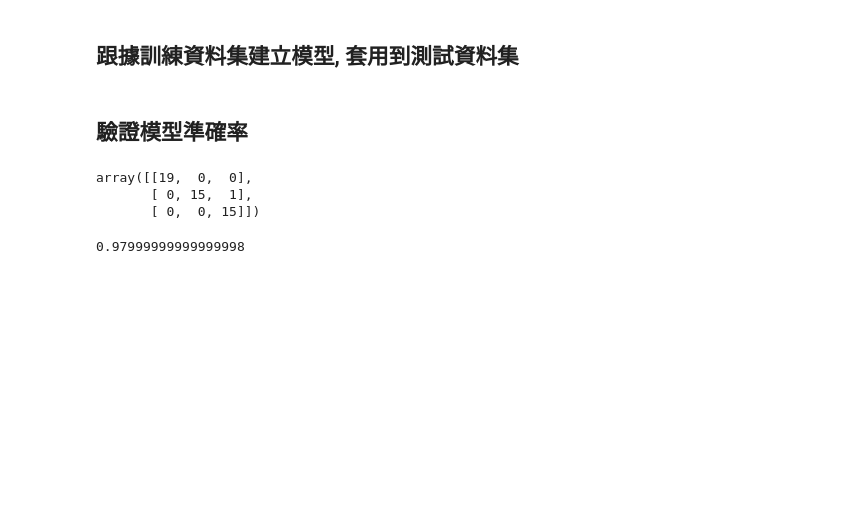
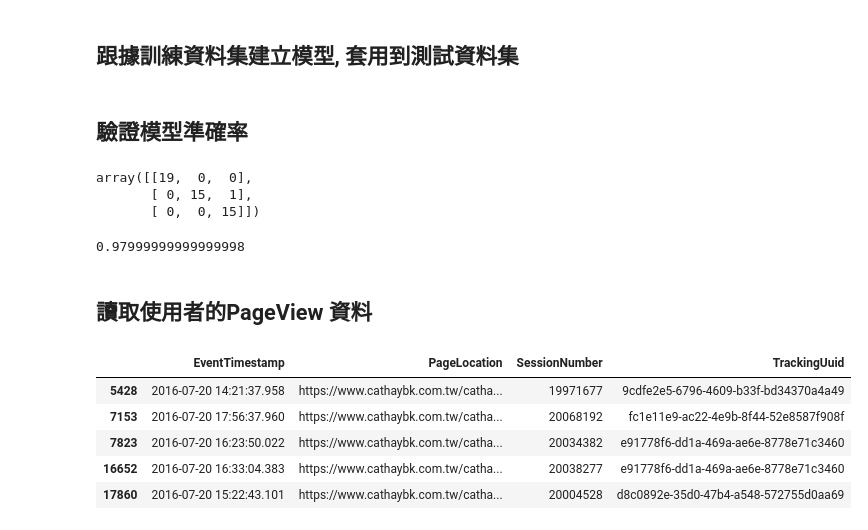
Before and after one commit to ywchiu/cathaybkpython, a Jupyter notebook: 20160929Demo.ipynb, the cells around one changed output. Drawn from its saved outputs; the diff is of its cells as text; code cells hidden in the pictures; blank space fills up the shorter version.

```diff
--- a/20160929Demo.ipynb
+++ b/20160929Demo.ipynb
@@ -158,3 +158,5 @@ from sklearn.metrics import accuracy_score
 accuracy_score(predicted, y_test)
 # %% [output]
 0.97999999999999998
+# %% [markdown]
+## 讀取使用者的PageView 資料
@@ -160,0 +166,9 @@ accuracy_score(predicted, y_test)
+# %%
+pageview[pageview.PageLocation == 'https://www.cathaybk.com.tw/cathaybk/Online_ActivateCardForm.asp'].head()
+# %% [output]
+|  | EventTimestamp | PageLocation | SessionNumber | TrackingUuid |
+| 5428 | 2016-07-20 14:21:37.958 | https://www.cathaybk.com.tw/catha... | 19971677 | 9cdfe2e5-6796-4609-b33f-bd34370a4a49 |
+| 7153 | 2016-07-20 17:56:37.960 | https://www.cathaybk.com.tw/catha... | 20068192 | fc1e11e9-ac22-4e9b-8f44-52e8587f908f |
+| 7823 | 2016-07-20 16:23:50.022 | https://www.cathaybk.com.tw/catha... | 20034382 | e91778f6-dd1a-469a-ae6e-8778e71c3460 |
+| 16652 | 2016-07-20 16:33:04.383 | https://www.cathaybk.com.tw/catha... | 20038277 | e91778f6-dd1a-469a-ae6e-8778e71c3460 |
+| 17860 | 2016-07-20 15:22:43.101 | https://www.cathaybk.com.tw/catha... | 20004528 | d8c0892e-35d0-47b4-a548-572755d0aa69 |
```
Also changed, not shown: parts of 2 cells of this notebook.
